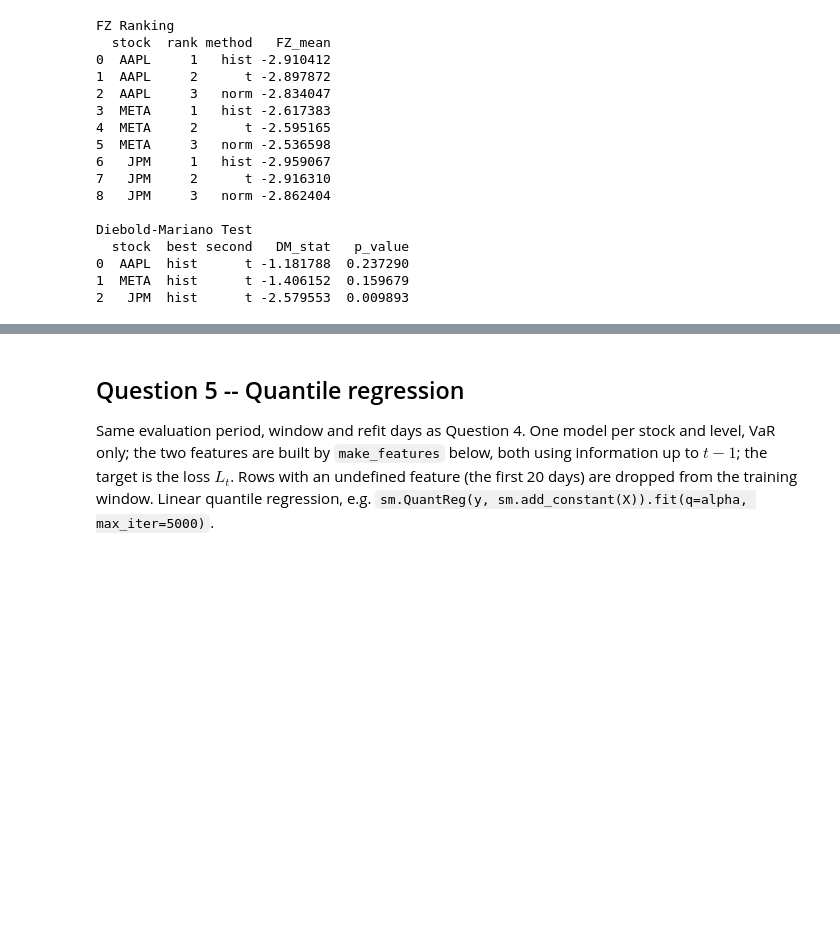
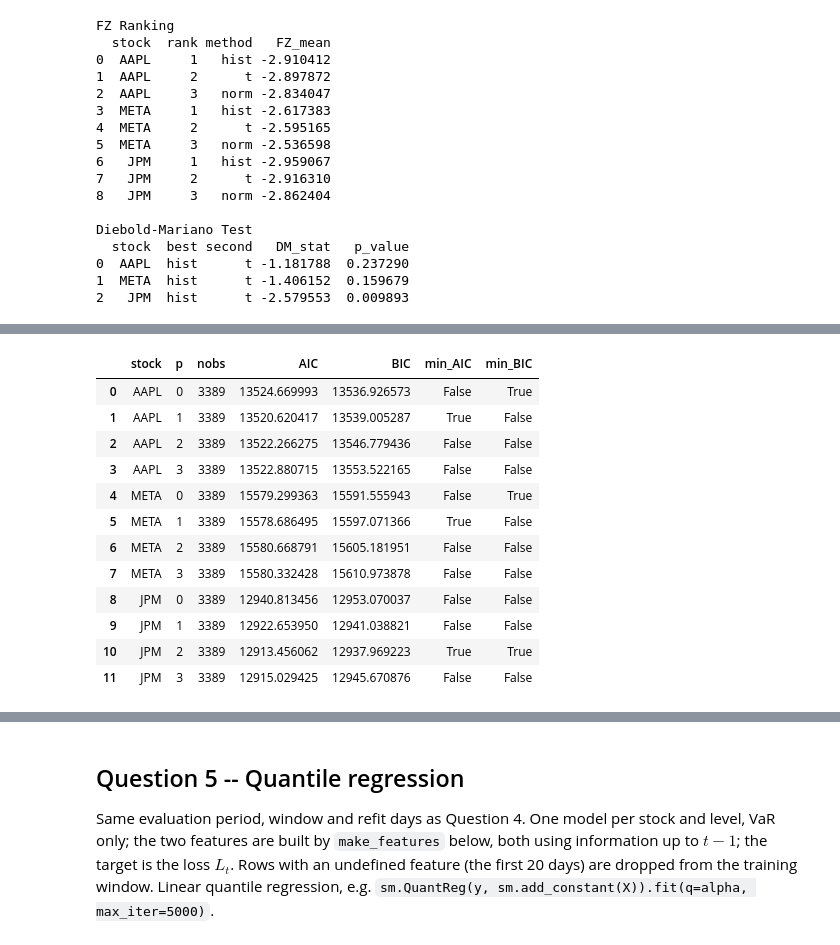
Before and after one commit to anaki8/QRM_Project, a Jupyter notebook: Project_template.ipynb, the cells around one changed output, grey strips where cells are left out. Cells and saved outputs as stored; diff of their text form; code cells hidden in the pictures; blank space fills up the shorter version.

```diff
--- a/Project_template.ipynb
+++ b/Project_template.ipynb
@@ -871,0 +862,41 @@ from arch import arch_model
+# %%
+from arch import arch_model
+from IPython.display import display
+from statsmodels.stats.diagnostic import acorr_ljungbox
+
+# Fit in percentage points for numerical stability. VaR and ES below use decimal losses.
+q4_returns_pct = returns * 100
+q4_hold_back = 3
+q4_ar_fits = {}
+q4_ic_rows = []
+for stock in TICKERS:
+    for order in range(4):
+        fit = arch_model(
+            q4_returns_pct[stock], mean="AR" if order else "Constant",
+            lags=order or None, vol="Constant", dist="normal", hold_back=q4_hold_back,
+        ).fit(disp="off", cov_type="robust")
+        q4_ar_fits[stock, order] = fit
+        q4_ic_rows.append({
+            "stock": stock, "p": order, "nobs": fit.nobs, "AIC": fit.aic, "BIC": fit.bic,
+        })
+
+q4_ar_ic = pd.DataFrame(q4_ic_rows)
+q4_ar_ic["min_AIC"] = q4_ar_ic.groupby("stock")["AIC"].transform("min").eq(q4_ar_ic["AIC"])
+q4_ar_ic["min_BIC"] = q4_ar_ic.groupby("stock")["BIC"].transform("min").eq(q4_ar_ic["BIC"])
+q4_order = q4_ar_ic.loc[q4_ar_ic["min_BIC"]].set_index("stock")["p"].to_dict()
+q4_ar_ic.to_csv(OUT_DIR / "tab_Q4a1_AR_IC.csv", index=False)
+display(q4_ar_ic)
+# %% [output]
+|  | stock | p | nobs | AIC | BIC | min_AIC | min_BIC |
+| 0 | AAPL | 0 | 3389 | 13524.669993 | 13536.926573 | False | True |
+| 1 | AAPL | 1 | 3389 | 13520.620417 | 13539.005287 | True | False |
+| 2 | AAPL | 2 | 3389 | 13522.266275 | 13546.779436 | False | False |
+| 3 | AAPL | 3 | 3389 | 13522.880715 | 13553.522165 | False | False |
+| 4 | META | 0 | 3389 | 15579.299363 | 15591.555943 | False | True |
+| 5 | META | 1 | 3389 | 15578.686495 | 15597.071366 | True | False |
+| 6 | META | 2 | 3389 | 15580.668791 | 15605.181951 | False | False |
+| 7 | META | 3 | 3389 | 15580.332428 | 15610.973878 | False | False |
+| 8 | JPM | 0 | 3389 | 12940.813456 | 12953.070037 | False | False |
+| 9 | JPM | 1 | 3389 | 12922.653950 | 12941.038821 | False | False |
+| 10 | JPM | 2 | 3389 | 12913.456062 | 12937.969223 | True | True |
+| 11 | JPM | 3 | 3389 | 12915.029425 | 12945.670876 | False | False |
```
Also changed, not shown: parts of 17 cells of this notebook.
